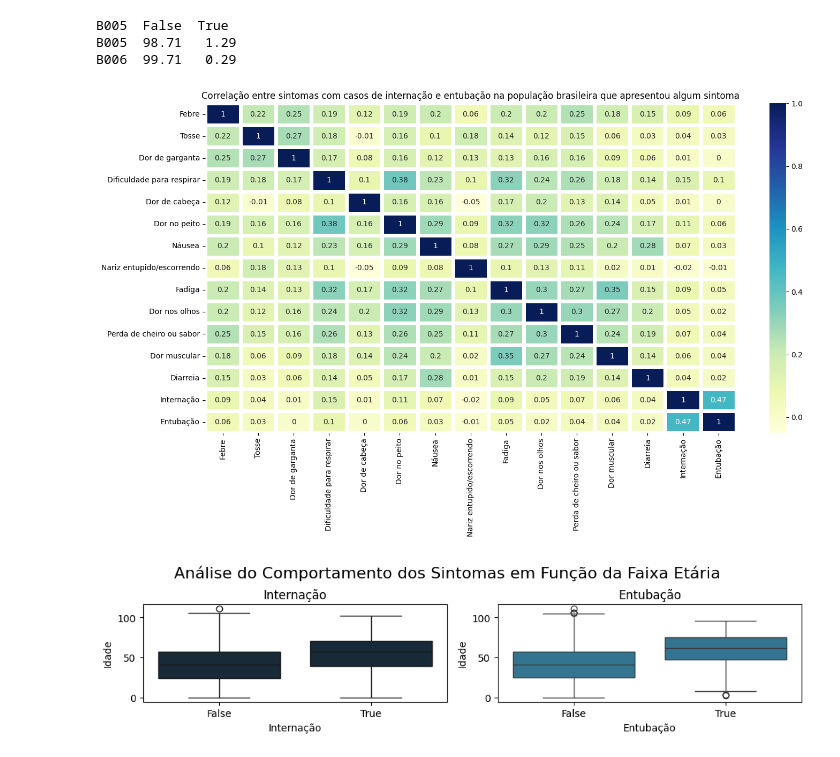
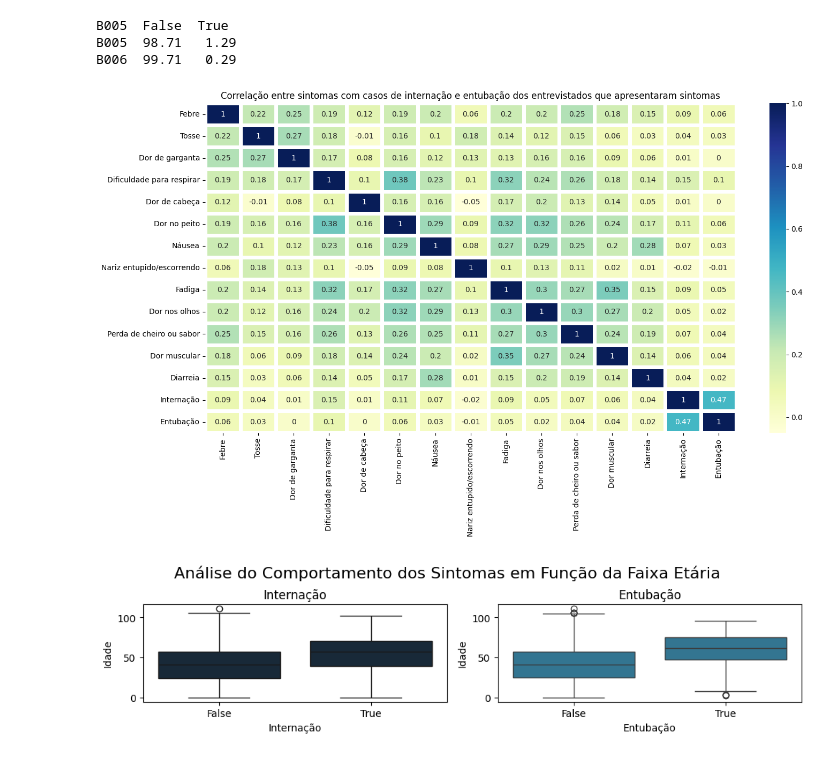
Before and after one commit to JGIBIN/jorgegibin, a Jupyter notebook: TECHCHALLENGE_FASE_3.ipynb, the cells around one changed output. Drawn from its saved outputs; the diff is of its cells as text; code cells hidden in the pictures.

```diff
--- a/TECHCHALLENGE_FASE_3.ipynb
+++ b/TECHCHALLENGE_FASE_3.ipynb
@@ -558,20 +558,20 @@ B006  99.71   0.29
 # %%
 #correlação entre sintomas com casos de internação e entubação
 matrix_correlacao_internacao = base_analise_internacao[sintomas + internacao].copy().corr().round(2)
 matrix_correlacao_internacao.rename(index={'B0011': 'Febre', 'B0012': 'Tosse', 'B0013': 'Dor de garganta', 'B0014': 'Dificuldade para respirar',
                           'B0015': 'Dor de cabeça', 'B0016': 'Dor no peito', 'B0017': 'Náusea', 'B0018': 'Nariz entupido/escorrendo',
                           'B0019': 'Fadiga', 'B00110': 'Dor nos olhos', 'B00111': 'Perda de cheiro ou sabor', 'B00112': 'Dor muscular',
                           'B00113': 'Diarreia', 'B005': 'Internação', 'B006': 'Entubação'}, inplace=True)
 matrix_correlacao_internacao.rename(columns={'B0011': 'Febre', 'B0012': 'Tosse', 'B0013': 'Dor de garganta', 'B0014': 'Dificuldade para respirar',
                           'B0015': 'Dor de cabeça', 'B0016': 'Dor no peito', 'B0017': 'Náusea', 'B0018': 'Nariz entupido/escorrendo',
                           'B0019': 'Fadiga', 'B00110': 'Dor nos olhos', 'B00111': 'Perda de cheiro ou sabor', 'B00112': 'Dor muscular',
                           'B00113': 'Diarreia', 'B005': 'Internação', 'B006': 'Entubação'}, inplace=True)
 fig, ax = plt.subplots(figsize=(16,8))
 sns.heatmap(data=matrix_correlacao_internacao, annot=True, linewidths=5, ax=ax, cmap='YlGnBu')
-plt.title('Correlação entre sintomas com casos de internação e entubação na população brasileira que apresentou algum sintoma')
+plt.title('Correlação entre sintomas com casos de internação e entubação dos entrevistados que apresentaram sintomas')
 plt.show()
 # %% [output]
-[figure, old version]
+[figure, new version]
 # %%
 # Boxplot de análise do comportamento dos sintomas em função da faixa etária
 base_internacao_idade = base_analise_internacao[internacao + [idade]].copy()
```
Also changed, not shown: parts of 3 cells of this notebook.
